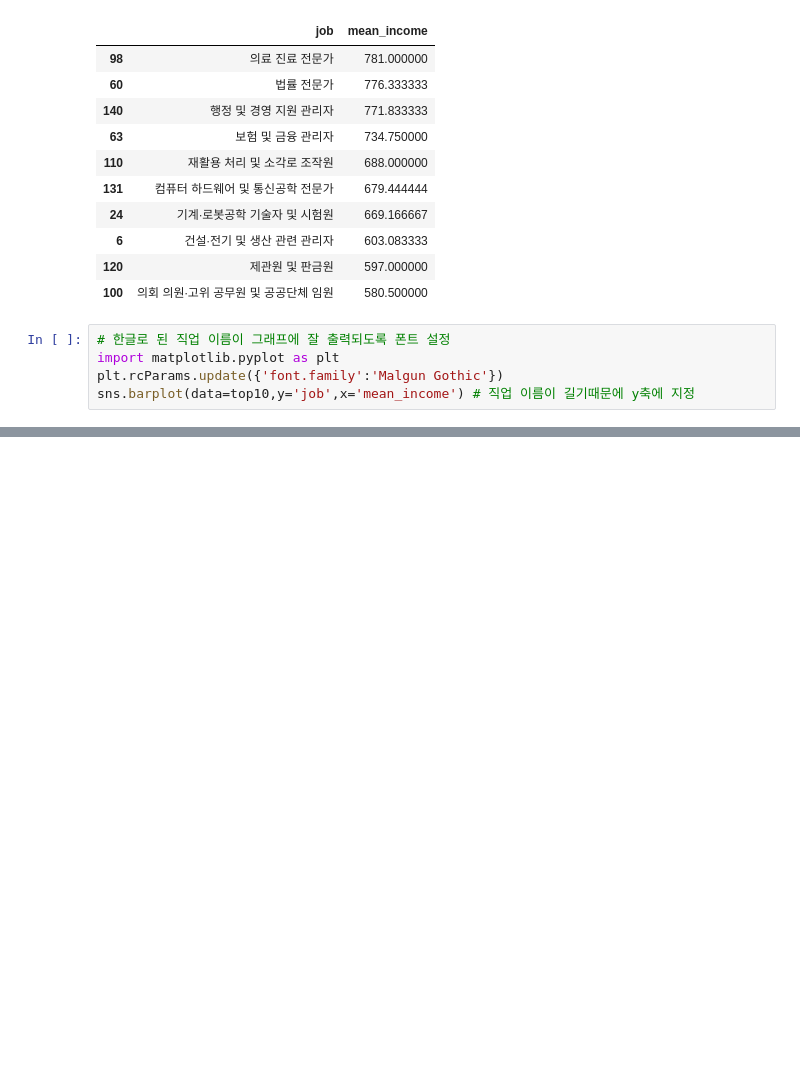
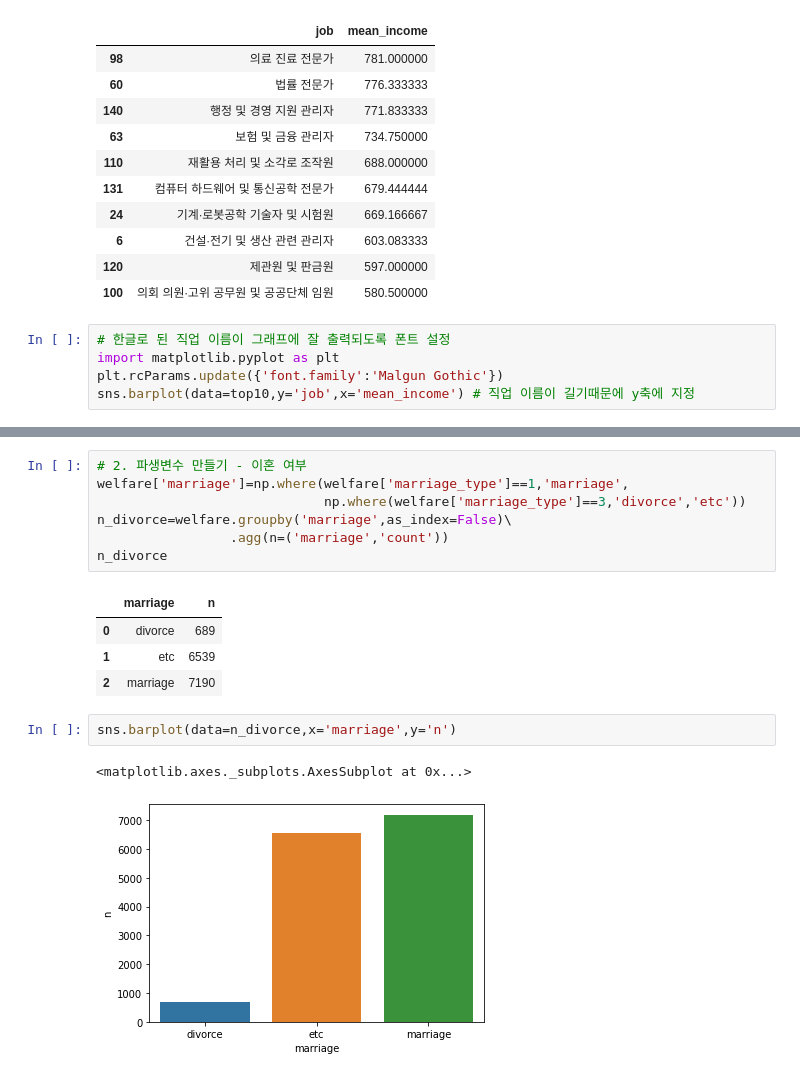
Before and after one commit to Devheun/Data-Analysis, a Jupyter notebook: Project1.ipynb, the cells around one changed output, grey strips where cells are left out. Cells and saved outputs as stored; diff of their text form; blank space fills up the shorter version.

```diff
--- a/Project1.ipynb
+++ b/Project1.ipynb
@@ -353,0 +445,17 @@ sns.barplot(data=top10,y='job',x='mean_income') # 직업 이름이 길기때문
+# %%
+# 2. 파생변수 만들기 - 이혼 여부
+welfare['marriage']=np.where(welfare['marriage_type']==1,'marriage',
+                             np.where(welfare['marriage_type']==3,'divorce','etc'))
+n_divorce=welfare.groupby('marriage',as_index=False)\
+                 .agg(n=('marriage','count'))
+n_divorce
+# %% [output]
+|  | marriage | n |
+| 0 | divorce | 689 |
+| 1 | etc | 6539 |
+| 2 | marriage | 7190 |
+# %%
+sns.barplot(data=n_divorce,x='marriage',y='n')
+# %% [output]
+<matplotlib.axes._subplots.AxesSubplot at 0x...>
+[figure, added]
```
Also changed, not shown: parts of 12 cells of this notebook.
